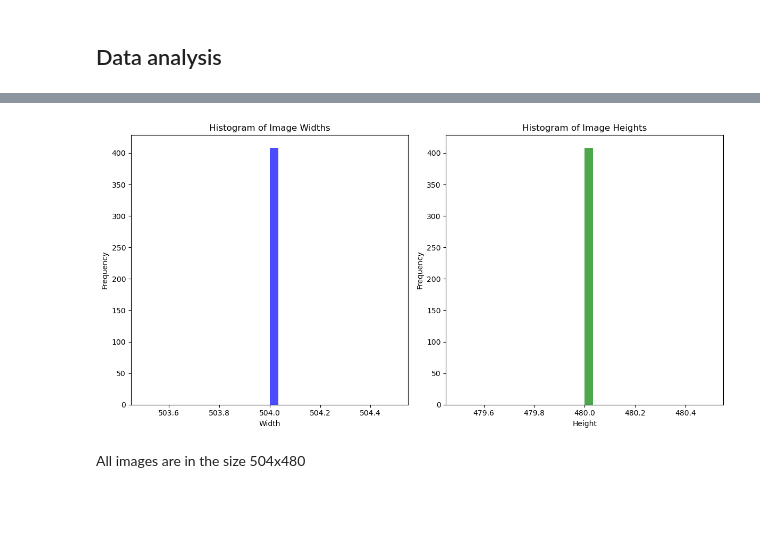
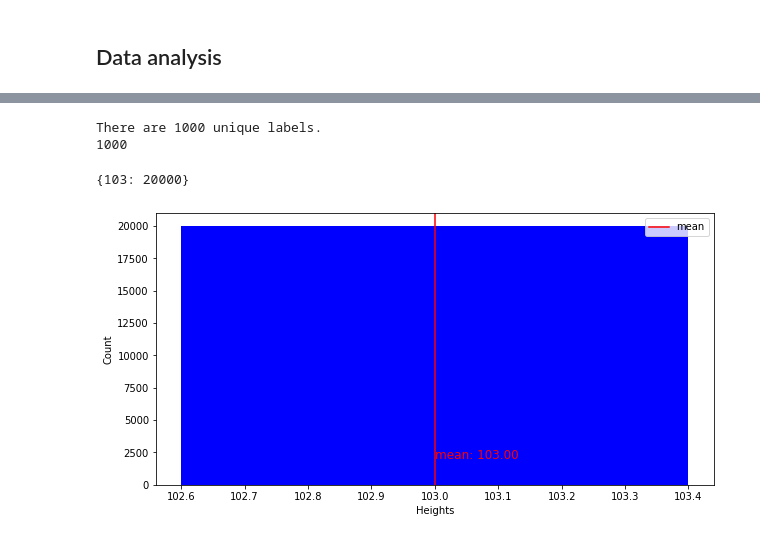
Before and after one commit to ndmch3w/FingerprintBiometric, a Jupyter notebook: biometric.ipynb, the cells around one changed output, grey strips where cells are left out. Drawn from its saved outputs; the diff is of its cells as text; code cells hidden in the pictures; blank space fills up the shorter version.

```diff
--- a/biometric.ipynb
+++ b/biometric.ipynb
@@ -71,33 +55,45 @@ Number of unique fingers: 6
-# %%
-# Lists to store widths and heights
-widths = []
-heights = []
-
-# Iterate through the dataset and collect image dimensions
-for filename in os.listdir(dataset_dir):
-        if img is not None:
-            h, w = img.shape[:2]
-            widths.append(w)
-            heights.append(h)
-
-# Create histograms for widths and heights
-plt.figure(figsize=(12, 6))
-
-plt.subplot(1, 2, 1)
-plt.hist(widths, bins=30, color='blue', alpha=0.7)
-plt.title('Histogram of Image Widths')
-plt.xlabel('Width')
-plt.ylabel('Frequency')
-
-plt.subplot(1, 2, 2)
-plt.hist(heights, bins=30, color='green', alpha=0.7)
-plt.title('Histogram of Image Heights')
-plt.xlabel('Height')
-plt.ylabel('Frequency')
-
-plt.tight_layout()
-plt.show()
-# %% [output]
-[figure, removed]
-# %% [markdown]
-All images are in the size 504x480
+# %%
+# Convert the list of labels to a set to remove duplicates
+unique_labels = set(labels)
+
+# The length of the set is the number of unique labels
+num_unique_labels = len(unique_labels)
+
+print(f'There are {num_unique_labels} unique labels.')
+print(num_unique_labels)
+# %% [output]
+There are 1000 unique labels.
+1000
+# %%
+hist = {}
+for image in image_data:
+    height = image.shape[0]
+    hist[height] = hist.get(height, 0) + 1
+
+print(hist)
+
+sum_height = 0
+sum_num = 0
+
+for height, num in hist.items():  # Use .items() to iterate over dictionary key-value pairs
+    sum_height += height * num
+    sum_num += num
+
+mean = sum_height / sum_num
+
+# Create a bar chart for the histogram
+plt.figure(figsize=(10, 5))
+plt.bar(list(hist.keys()), list(hist.values()), color="b")
+plt.xlabel("Heights")
+plt.ylabel("Count")
+
+# Plot the mean value as a horizontal line
+plt.axvline(x=mean, color='r', label='mean')
+plt.text(mean, 2000, f'mean: {mean:.2f}', fontsize=12, color='r')
+
+plt.legend()  # Add a legend to the plot
+
+plt.show()
+# %% [output]
+{103: 20000}
+[figure, added]
```
Also changed, not shown: parts of 26 cells of this notebook.
